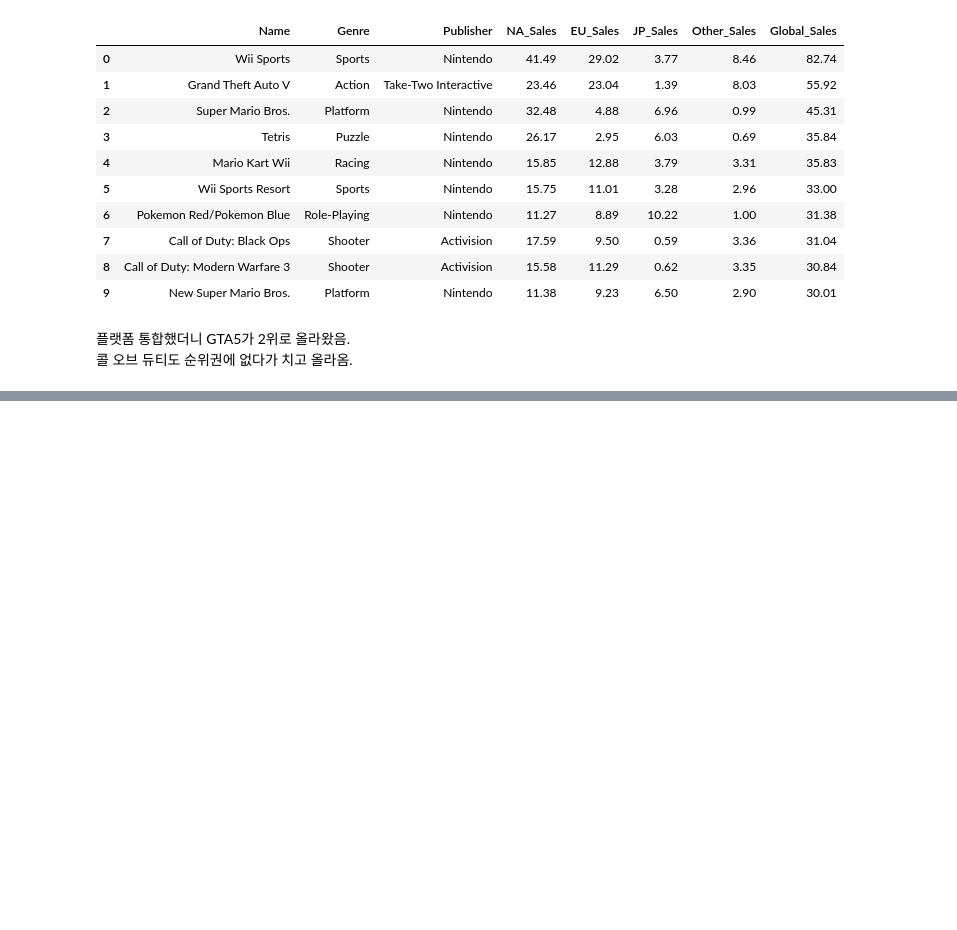
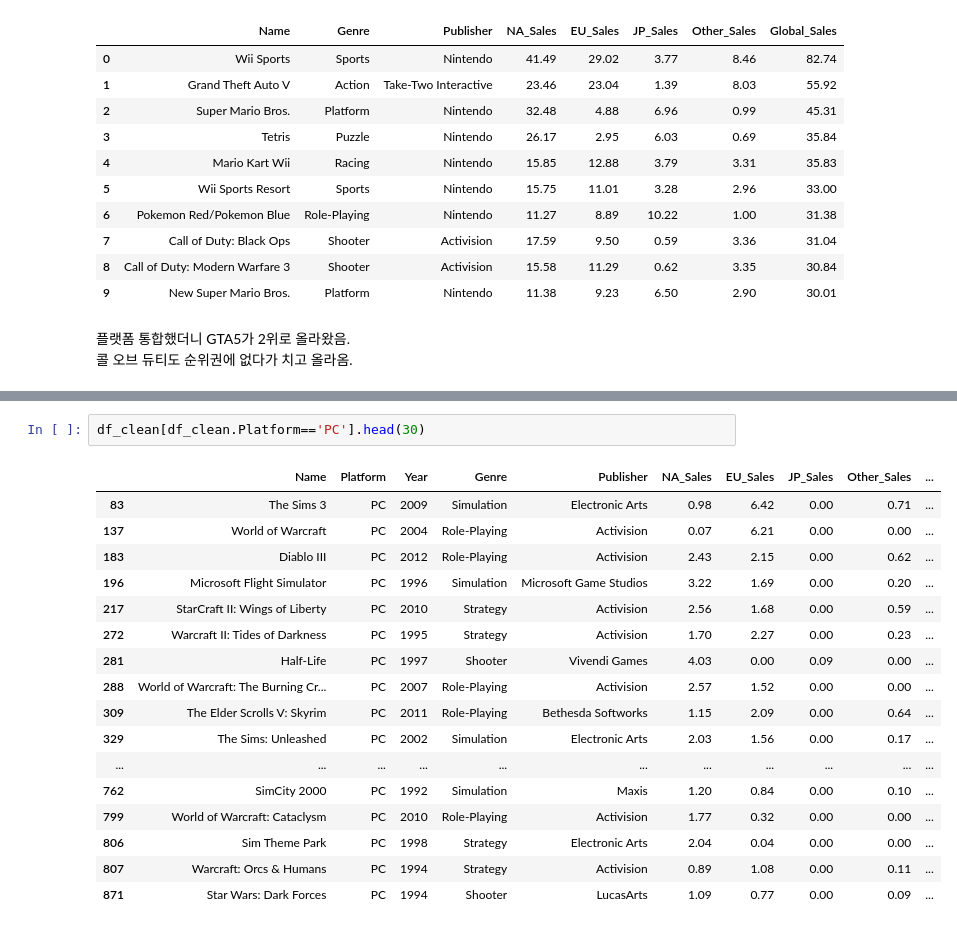
Before and after one commit to nan-park/section1_project, a Jupyter notebook: AI_section1_project.ipynb, the cells around one changed output, grey strips where cells are left out. Saved outputs shown, nothing was run; the diff lists cells and outputs as text; blank space fills up the shorter version.

```diff
--- a/AI_section1_project.ipynb
+++ b/AI_section1_project.ipynb
@@ -2112,3 +2124,23 @@ df_clean[df_clean.Genre=='Simulation'].head(20)
 | 479 | The Sims 4 | PC | 2014 | Simulation | Electronic Arts | 0.96 | 1.72 | 0.00 | 0.29 | ... |
 | 492 | Cooking Mama: Cook Off | Wii | 2007 | Simulation | 505 Games | 1.43 | 1.13 | 0.05 | 0.30 | ... |
 | 501 | Imagine: Babyz | DS | 2007 | Simulation | Ubisoft | 1.30 | 1.27 | 0.00 | 0.31 | ... |
+# %%
+df_clean[df_clean.Platform=='PC'].head(30)
+# %% [output]
+|  | Name | Platform | Year | Genre | Publisher | NA_Sales | EU_Sales | JP_Sales | Other_Sales | ... |
+| 83 | The Sims 3 | PC | 2009 | Simulation | Electronic Arts | 0.98 | 6.42 | 0.00 | 0.71 | ... |
+| 137 | World of Warcraft | PC | 2004 | Role-Playing | Activision | 0.07 | 6.21 | 0.00 | 0.00 | ... |
+| 183 | Diablo III | PC | 2012 | Role-Playing | Activision | 2.43 | 2.15 | 0.00 | 0.62 | ... |
+| 196 | Microsoft Flight Simulator | PC | 1996 | Simulation | Microsoft Game Studios | 3.22 | 1.69 | 0.00 | 0.20 | ... |
+| 217 | StarCraft II: Wings of Liberty | PC | 2010 | Strategy | Activision | 2.56 | 1.68 | 0.00 | 0.59 | ... |
+| 272 | Warcraft II: Tides of Darkness | PC | 1995 | Strategy | Activision | 1.70 | 2.27 | 0.00 | 0.23 | ... |
+| 281 | Half-Life | PC | 1997 | Shooter | Vivendi Games | 4.03 | 0.00 | 0.09 | 0.00 | ... |
+| 288 | World of Warcraft: The Burning Cr... | PC | 2007 | Role-Playing | Activision | 2.57 | 1.52 | 0.00 | 0.00 | ... |
+| 309 | The Elder Scrolls V: Skyrim | PC | 2011 | Role-Playing | Bethesda Softworks | 1.15 | 2.09 | 0.00 | 0.64 | ... |
+| 329 | The Sims: Unleashed | PC | 2002 | Simulation | Electronic Arts | 2.03 | 1.56 | 0.00 | 0.17 | ... |
+| ... | ... | ... | ... | ... | ... | ... | ... | ... | ... | ... |
+| 762 | SimCity 2000 | PC | 1992 | Simulation | Maxis | 1.20 | 0.84 | 0.00 | 0.10 | ... |
+| 799 | World of Warcraft: Cataclysm | PC | 2010 | Role-Playing | Activision | 1.77 | 0.32 | 0.00 | 0.00 | ... |
+| 806 | Sim Theme Park | PC | 1998 | Strategy | Electronic Arts | 2.04 | 0.04 | 0.00 | 0.00 | ... |
+| 807 | Warcraft: Orcs & Humans | PC | 1994 | Strategy | Activision | 0.89 | 1.08 | 0.00 | 0.11 | ... |
+| 871 | Star Wars: Dark Forces | PC | 1994 | Shooter | LucasArts | 1.09 | 0.77 | 0.00 | 0.09 | ... |
```
Also changed, not shown: parts of 2 cells of this notebook.
